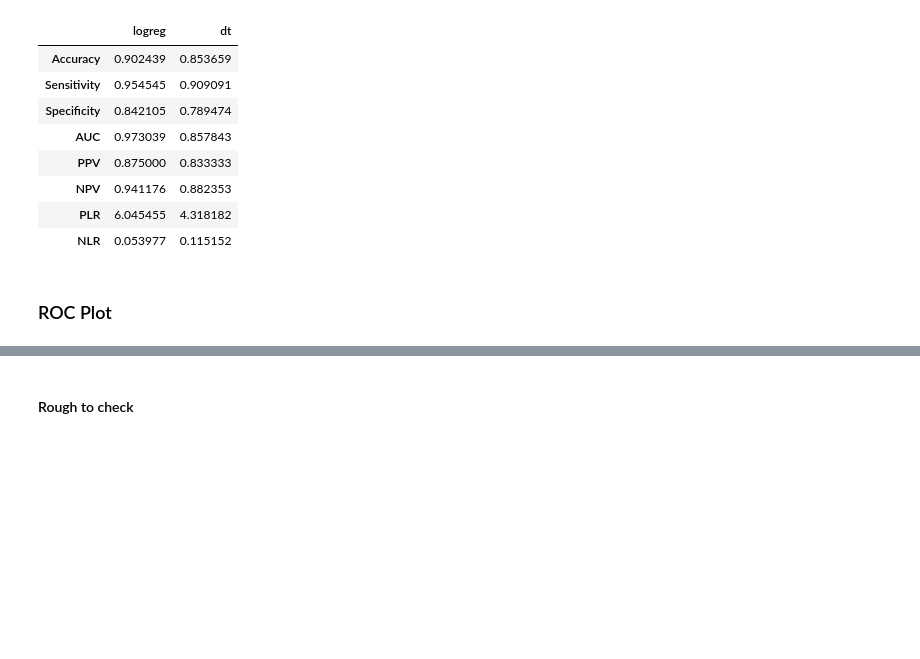
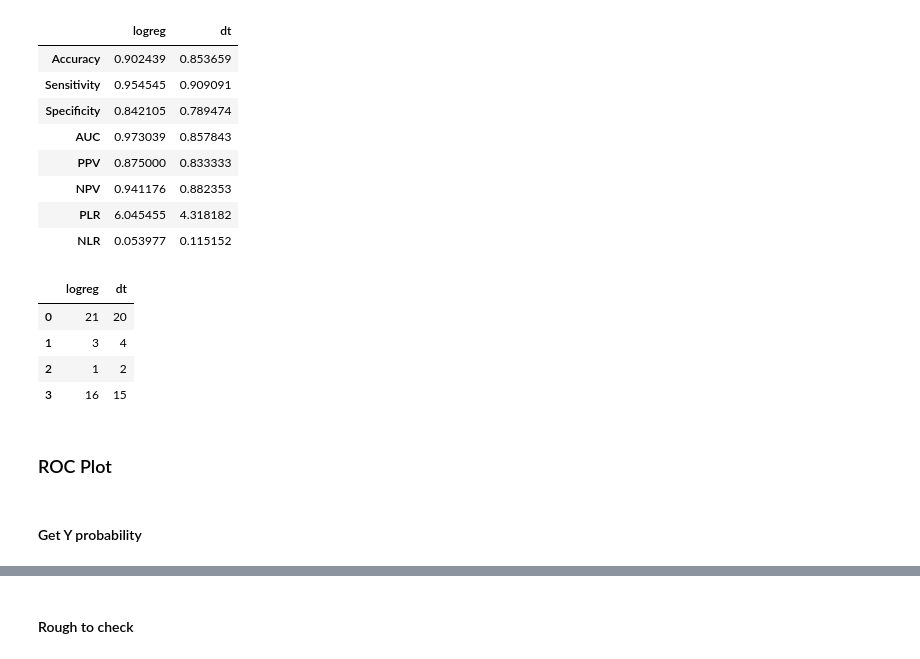
Before and after one commit to neeliit/DiagnosticsPy, a Jupyter notebook: Ecoli.ipynb, the cells around one changed output, grey strips where cells are left out. Cells and saved outputs as stored; diff of their text form; code cells hidden in the pictures; blank space fills up the shorter version.

```diff
--- a/Ecoli.ipynb
+++ b/Ecoli.ipynb
@@ -147,7 +147,7 @@ def y_pred(x_train, x_test, y_train, y_test):
         y_pred_prob = method(x_train, x_test, y_train, y_test)[2]
         tempY.append(y_pred.reshape(-1, 1))
         tempS.append(scores.reshape(-1, 1))
-        tempYProb.append(y_pred.reshape(-1, 1))
+        tempYProb.append(y_pred_prob.reshape(-1, 1))
 
     tempY = np.hstack(tempY)  # Stack the column vectors horizontally
     predAll = pd.DataFrame(data=tempY, columns=methods_to_call)
@@ -193,5 +193,15 @@ ScoreAll
 | NPV | 0.941176 | 0.882353 |
 | PLR | 6.045455 | 4.318182 |
 | NLR | 0.053977 | 0.115152 |
+# %%
+YProbAll
+# %% [output]
+|  | logreg | dt |
+| 0 | 21 | 20 |
+| 1 | 3 | 4 |
+| 2 | 1 | 2 |
+| 3 | 16 | 15 |
 # %% [markdown]
 ### ROC Plot
+# %% [markdown]
+#### Get Y probability
```
Also changed, not shown: parts of 2 cells of this notebook.
